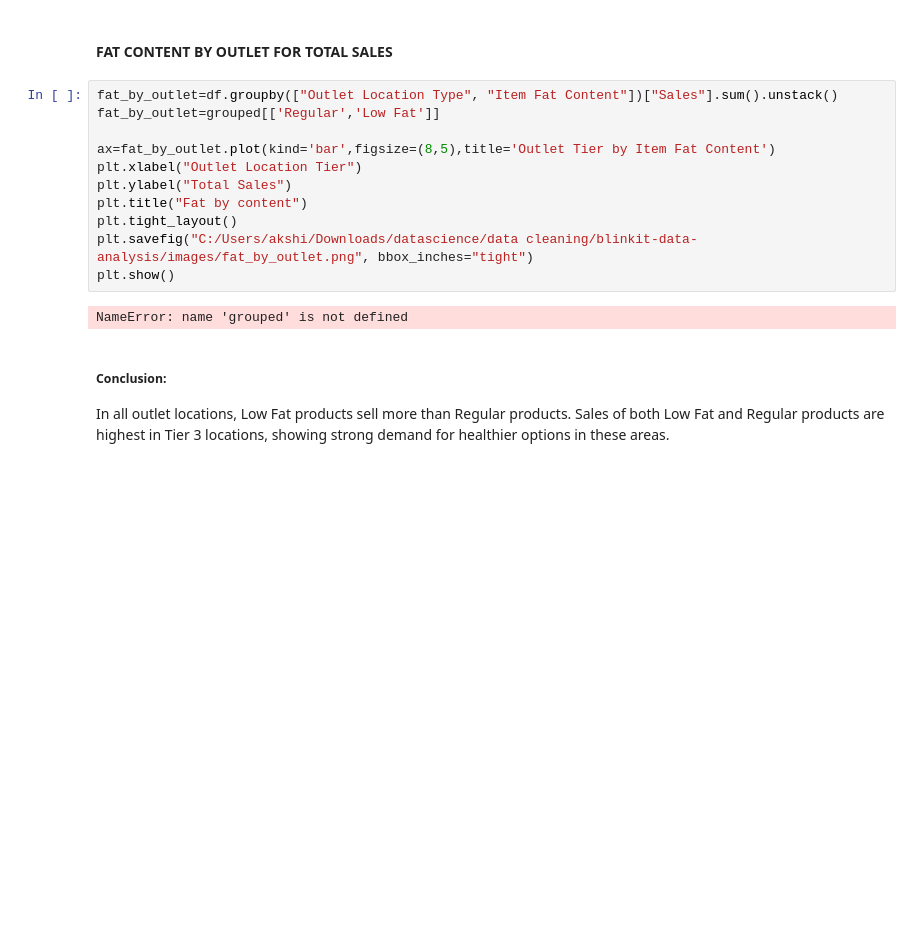
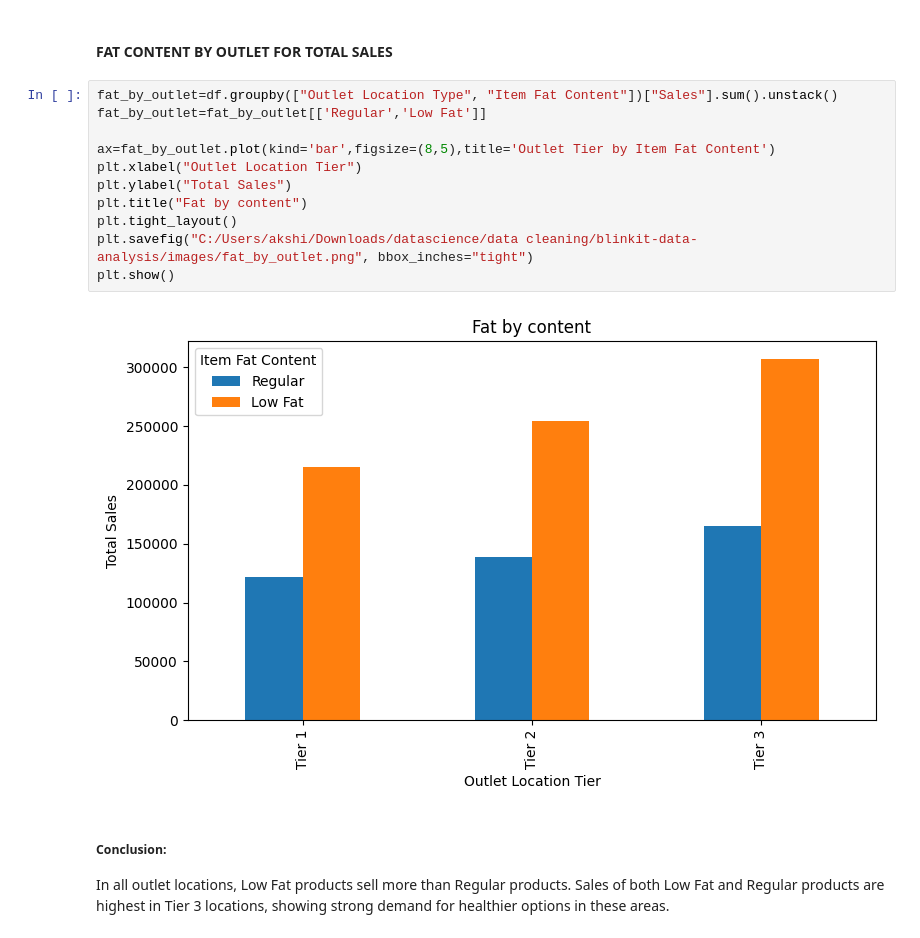
Before and after one commit to sreeperumbudruakshit/blinkit-data-analysis, a Jupyter notebook: notebook/Blinkit-Analysis.ipynb, the cells around one changed output. Drawn from its saved outputs; the diff is of its cells as text; blank space fills up the shorter version.

```diff
--- a/notebook/Blinkit-Analysis.ipynb
+++ b/notebook/Blinkit-Analysis.ipynb
@@ -188,17 +188,17 @@ Items like Seafood and Breakfast products have the lowest sales. This indicates
 #### FAT CONTENT BY OUTLET FOR TOTAL SALES
 # %%
 fat_by_outlet=df.groupby(["Outlet Location Type", "Item Fat Content"])["Sales"].sum().unstack()
-fat_by_outlet=grouped[['Regular','Low Fat']]
+fat_by_outlet=fat_by_outlet[['Regular','Low Fat']]
 
 ax=fat_by_outlet.plot(kind='bar',figsize=(8,5),title='Outlet Tier by Item Fat Content')
 plt.xlabel("Outlet Location Tier")
 plt.ylabel("Total Sales")
 plt.title("Fat by content")
 plt.tight_layout()
 plt.savefig("C:/Users/akshi/Downloads/datascience/data cleaning/blinkit-data-analysis/images/fat_by_outlet.png", bbox_inches="tight")
 plt.show()
 # %% [output]
-NameError: name 'grouped' is not defined
+[figure, added]
 # %% [markdown]
 ##### Conclusion:
 In all outlet locations, Low Fat products sell more than Regular products.
```
